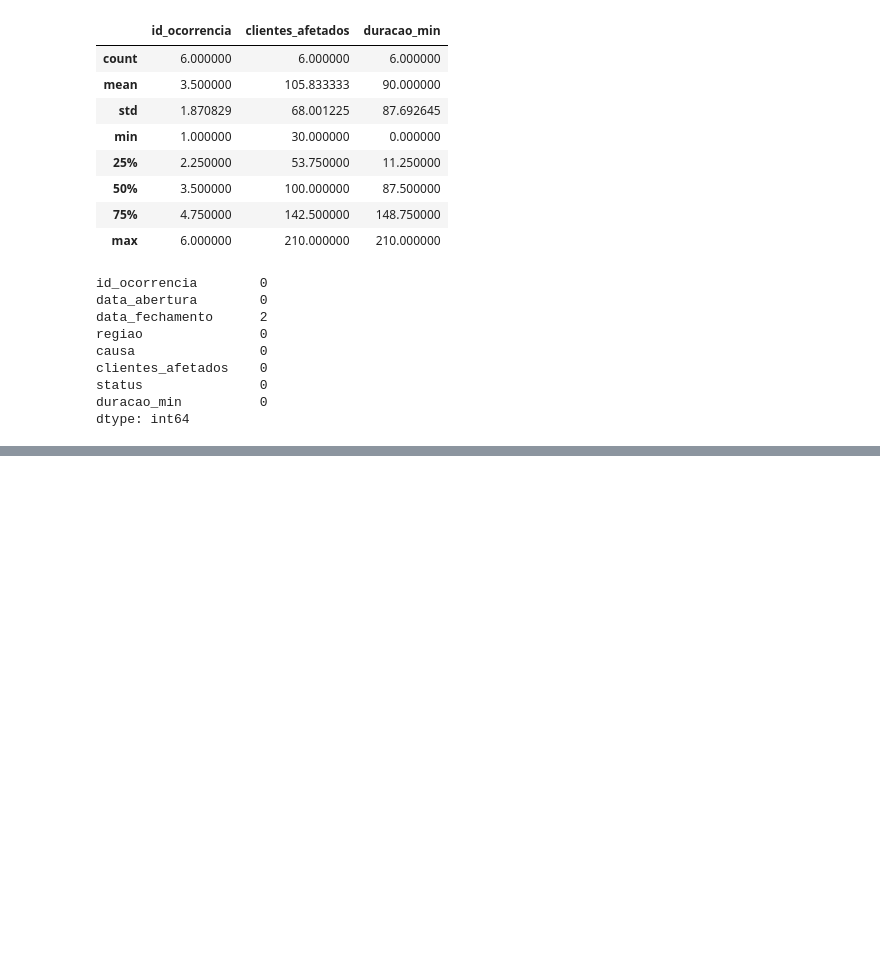
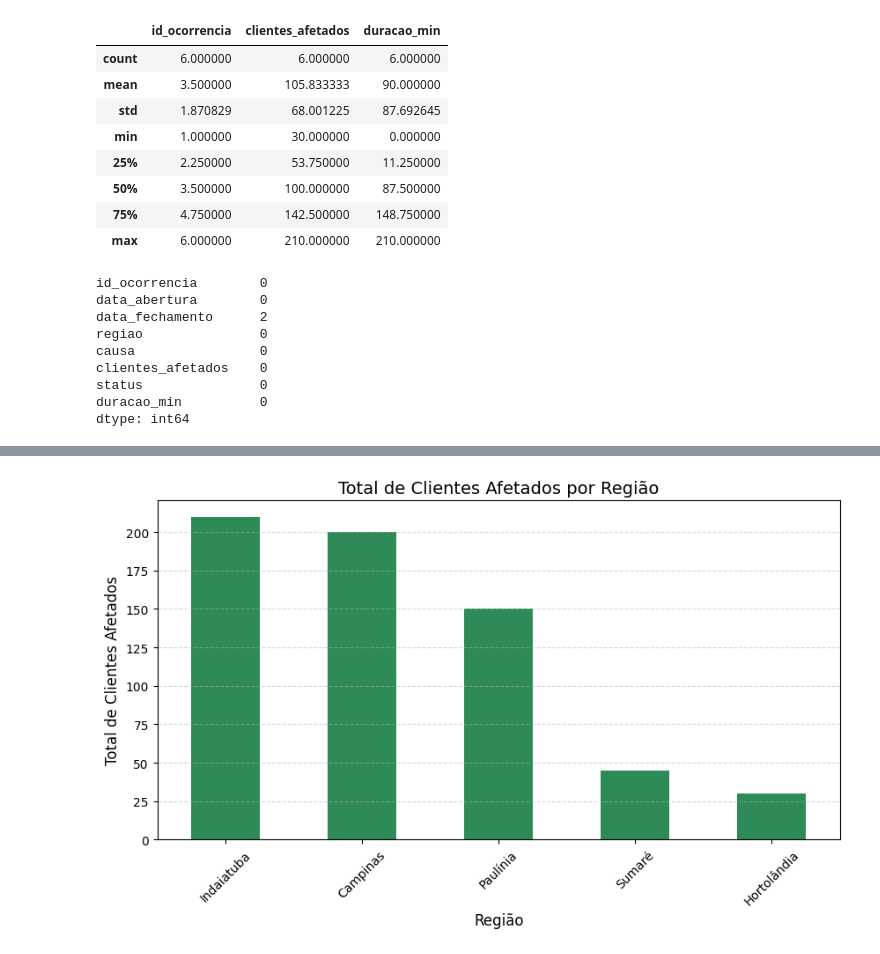
Before and after one commit to BrunoApMarques/cpfl-energy-analytics, a Jupyter notebook: notebooks/01_exploracao_interrupcoes.ipynb, the cells around one changed output, grey strips where cells are left out. Saved outputs shown, nothing was run; the diff lists cells and outputs as text; code cells hidden in the pictures; blank space fills up the shorter version.

```diff
--- a/notebooks/01_exploracao_interrupcoes.ipynb
+++ b/notebooks/01_exploracao_interrupcoes.ipynb
@@ -68,0 +102,15 @@ df.head()
+# %%
+impacto_regiao = df.groupby('regiao')['clientes_afetados'].sum().sort_values(ascending=False)
+
+plt.figure(figsize=(10,5))
+impacto_regiao.plot(kind='bar', color='seagreen')
+
+plt.title('Total de Clientes Afetados por Região', fontsize=14)
+plt.xlabel('Região', fontsize=12)
+plt.ylabel('Total de Clientes Afetados', fontsize=12)
+plt.xticks(rotation=45)
+plt.grid(axis='y', linestyle='--', alpha=0.5)
+
+plt.show()
+# %% [output]
+[figure, added]
```
Also changed, not shown: parts of 6 cells of this notebook.
